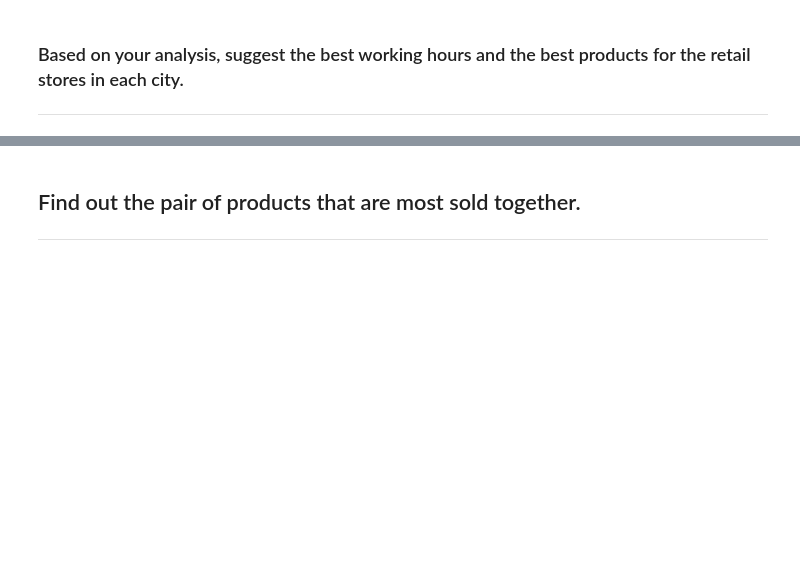
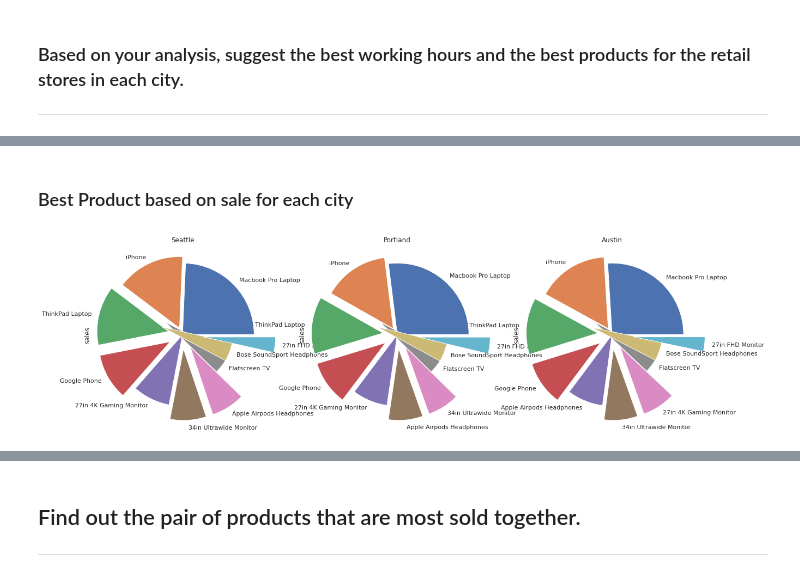
Before and after one commit to goswamimohit/Sales_Dtaa_EDA, a Jupyter notebook: eda-on-sales.ipynb, the cells around one changed output, grey strips where cells are left out. Cells and saved outputs as stored; diff of their text form; code cells hidden in the pictures; blank space fills up the shorter version.

```diff
--- a/eda-on-sales.ipynb
+++ b/eda-on-sales.ipynb
@@ -341,3 +343,25 @@ s_c_gp['sales'].sum().plot(kind='pie',figsize=(10, 10))
 ### Based on your analysis, suggest the best working hours and the best products for the retail stores in each city.
 
 ------------------------------------------------
+# %%
+#Dividing dataframe based on Cities
+mkt_SF=mkt[mkt['City']=='San Francisco']
+mkt_LA=mkt[mkt['City']=='Los Angeles']
+mkt_NY=mkt[mkt['City']=='New York City']
+mkt_Bo=mkt[mkt['City']=='Boston']
+mkt_At=mkt[mkt['City']=='Atlanta']
+mkt_Da=mkt[mkt['City']=='Dallas']
+mkt_Se=mkt[mkt['City']=='Seattle']
+mkt_Po=mkt[mkt['City']=='Portland']
+mkt_Au=mkt[mkt['City']=='Austin']
+
+#each city group by Product
+SF_p_gp=mkt_SF.groupby('Product')
+LA_p_gp=mkt_LA.groupby('Product')
+NY_p_gp=mkt_NY.groupby('Product')
+Bo_p_gp=mkt_Bo.groupby('Product')
+At_p_gp=mkt_At.groupby('Product')
+Da_p_gp=mkt_Da.groupby('Product')
+Se_p_gp=mkt_Se.groupby('Product')
+Po_p_gp=mkt_Po.groupby('Product')
+Au_p_gp=mkt_Au.groupby('Product')
@@ -343,0 +423,10 @@ s_c_gp['sales'].sum().plot(kind='pie',figsize=(10, 10))
+# %% [markdown]
+### Best Product based on sale for each city
+# %%
+fig, axes = plt.subplots(nrows=1, ncols=3)
+fg=(0,0.1,0.2,0.2,0,0.2,0.2,-0.3,-0.3,0.3)
+Se_p_gp['sales'].sum().nlargest(10).plot(kind='pie',ax=axes[0],figsize=(20, 15),explode=fg).set_title('Seattle')
+Po_p_gp['sales'].sum().nlargest(10).plot(kind='pie',ax=axes[1],figsize=(20, 15),explode=fg).set_title('Portland')
+Au_p_gp['sales'].sum().nlargest(10).plot(kind='pie',ax=axes[2],figsize=(20, 15),explode=fg).set_title('Austin');
+# %% [output]
+[figure, added]
```
Also changed, not shown: parts of 10 cells of this notebook.
